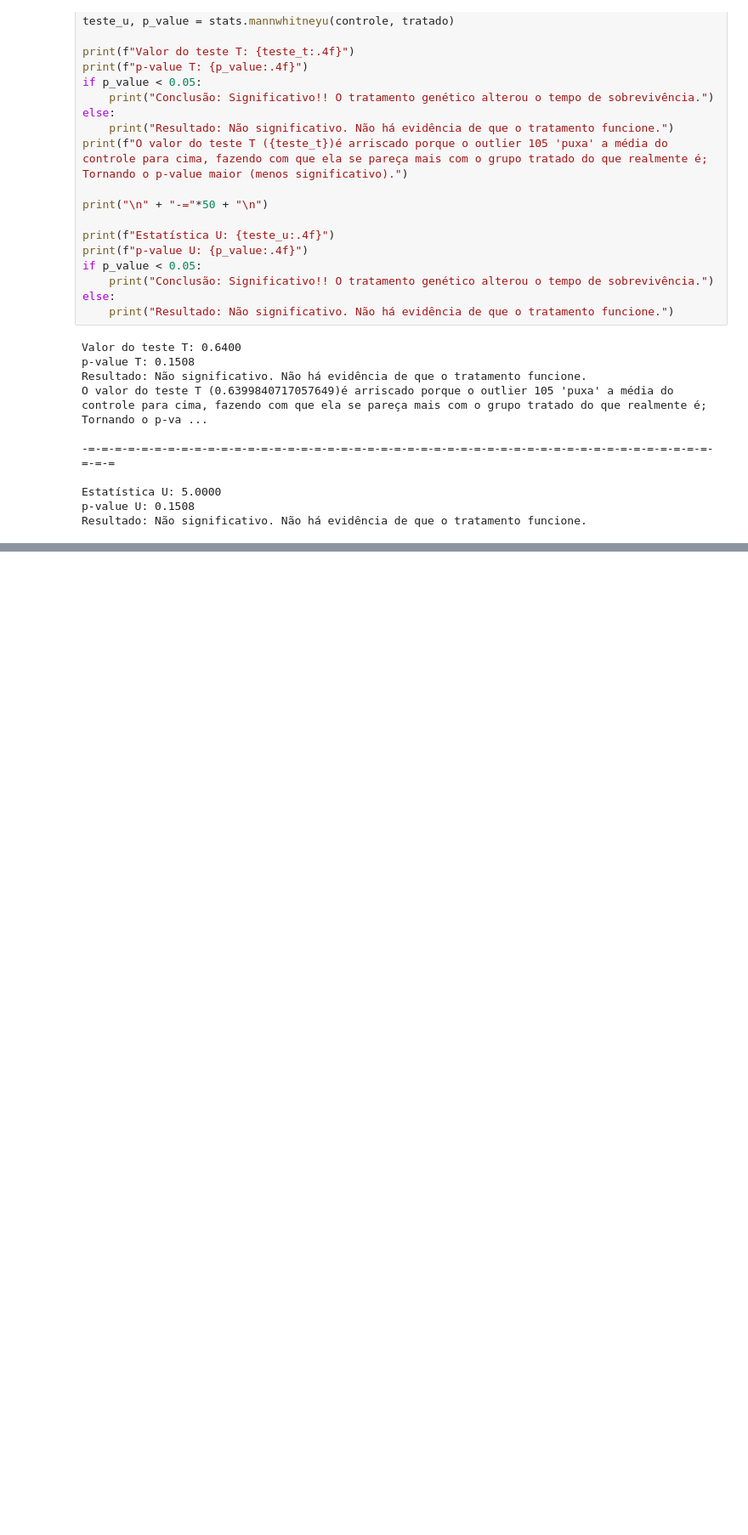
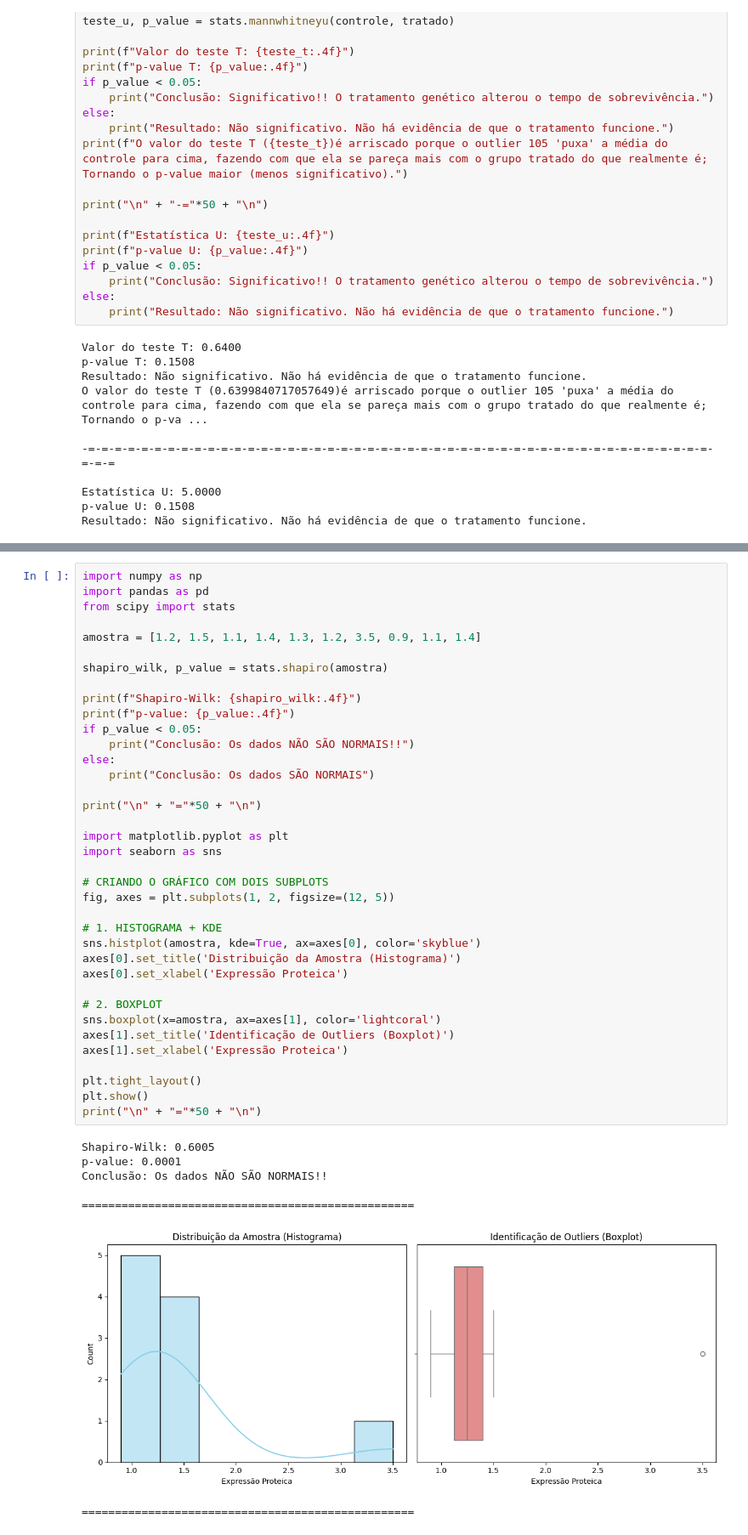
Before and after one commit to pcapelagsilva/APPLIED-STATISTICS-BIO, a Jupyter notebook: p-value.ipynb, the cells around one changed output, grey strips where cells are left out. Shown at 85% size. Saved outputs shown, nothing was run; the diff lists cells and outputs as text; blank space fills up the shorter version.

```diff
--- a/p-value.ipynb
+++ b/p-value.ipynb
@@ -204,0 +217,45 @@ Resultado: Não significativo. Não há evidência de que o tratamento funcione.
+# %%
+import numpy as np
+import pandas as pd
+from scipy import stats
+
+amostra = [1.2, 1.5, 1.1, 1.4, 1.3, 1.2, 3.5, 0.9, 1.1, 1.4]
+
+shapiro_wilk, p_value = stats.shapiro(amostra)
+
+print(f"Shapiro-Wilk: {shapiro_wilk:.4f}")
+print(f"p-value: {p_value:.4f}")
+if p_value < 0.05:
+    print("Conclusão: Os dados NÃO SÃO NORMAIS!!")
+else:
+    print("Conclusão: Os dados SÃO NORMAIS")
+
+print("\n" + "="*50 + "\n")
+
+import matplotlib.pyplot as plt
+import seaborn as sns
+
+# CRIANDO O GRÁFICO COM DOIS SUBPLOTS
+fig, axes = plt.subplots(1, 2, figsize=(12, 5))
+
+# 1. HISTOGRAMA + KDE
+sns.histplot(amostra, kde=True, ax=axes[0], color='skyblue')
+axes[0].set_title('Distribuição da Amostra (Histograma)')
+axes[0].set_xlabel('Expressão Proteica')
+
+# 2. BOXPLOT
+sns.boxplot(x=amostra, ax=axes[1], color='lightcoral')
+axes[1].set_title('Identificação de Outliers (Boxplot)')
+axes[1].set_xlabel('Expressão Proteica')
+
+plt.tight_layout()
+plt.show()
+print("\n" + "="*50 + "\n")
+# %% [output]
+Shapiro-Wilk: 0.6005
+p-value: 0.0001
+Conclusão: Os dados NÃO SÃO NORMAIS!!
+
+==================================================
+[figure, added]
+==================================================
```
Also changed, not shown: parts of 3 cells of this notebook.
